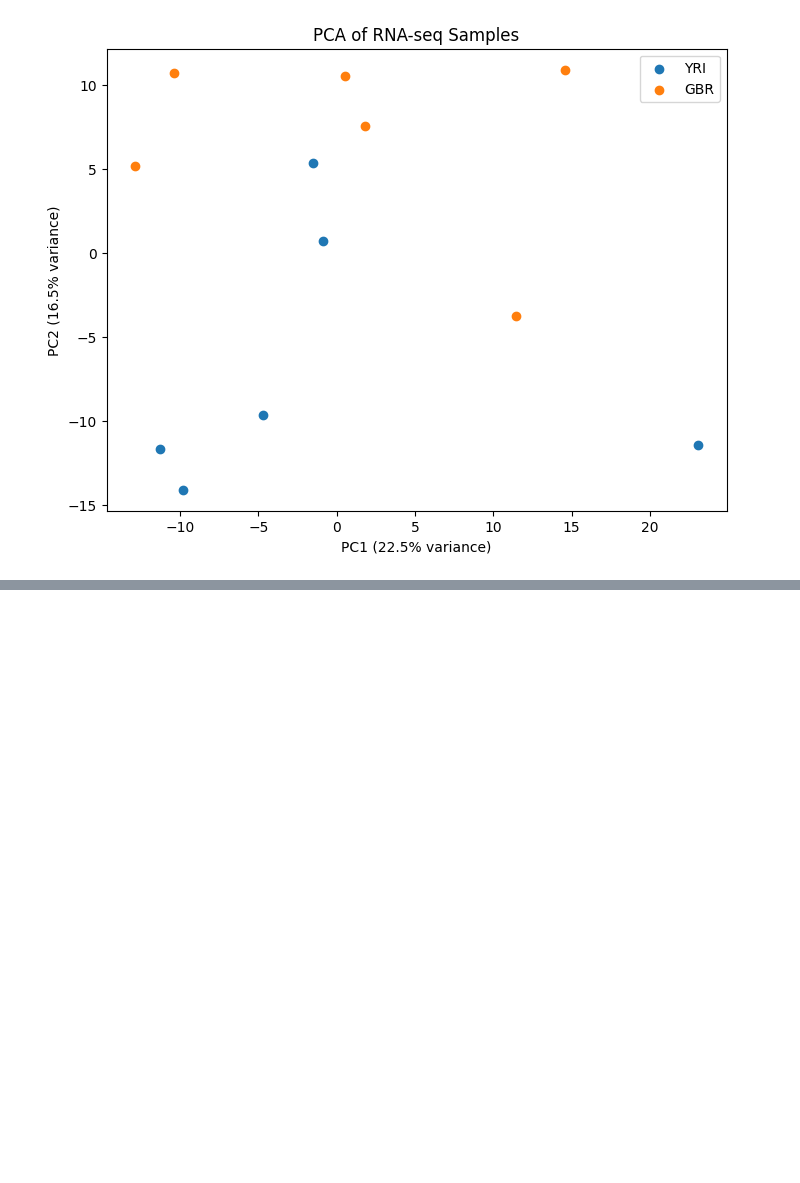
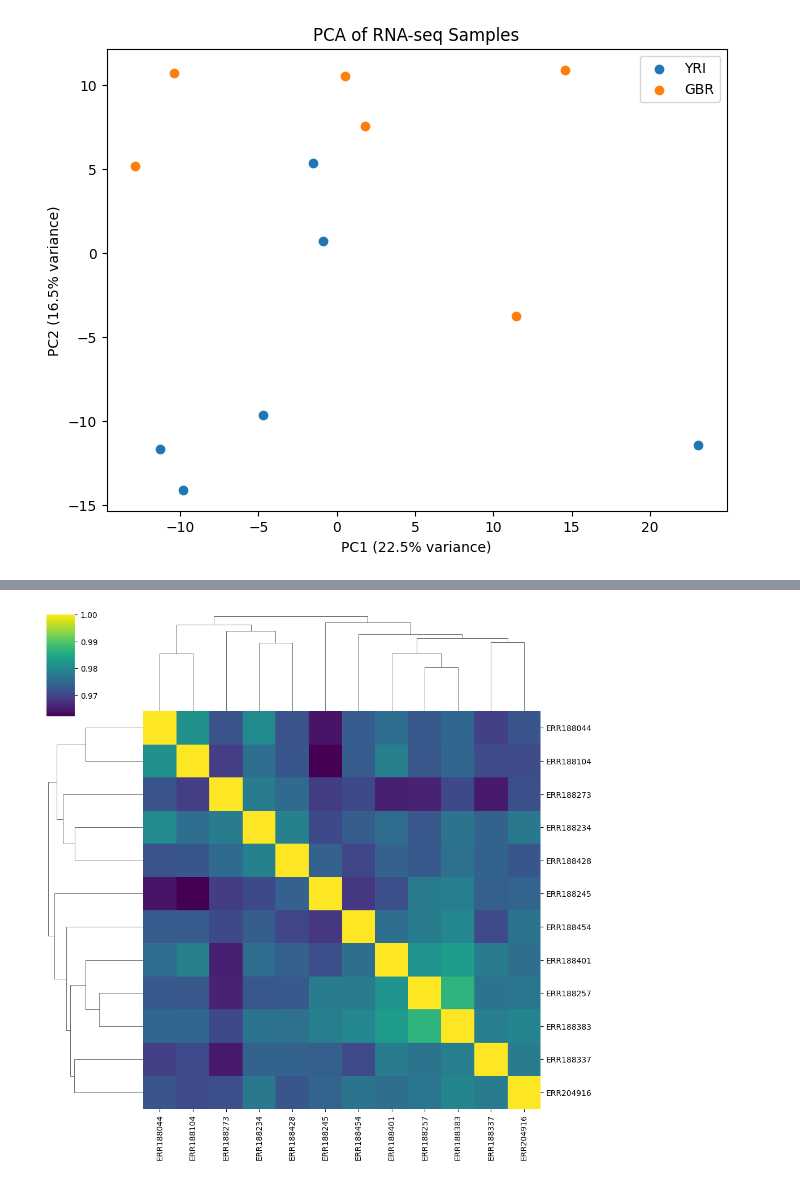
Before and after one commit to MsTejasviSingh/Cancer-Genomics, a Jupyter notebook: 02_RNAseq_Project.ipynb, the cells around one changed output, grey strips where cells are left out. Saved outputs shown, nothing was run; the diff lists cells and outputs as text; code cells hidden in the pictures; blank space fills up the shorter version.

```diff
--- a/02_RNAseq_Project.ipynb
+++ b/02_RNAseq_Project.ipynb
@@ -565,0 +587,10 @@ plt.show()
+# %%
+sns.clustermap(
+    sample_corr,
+    cmap="viridis",
+    figsize=(10,10)
+)
+
+plt.show()
+# %% [output]
+[figure, added]
```
Also changed, not shown: parts of 9 cells of this notebook.
